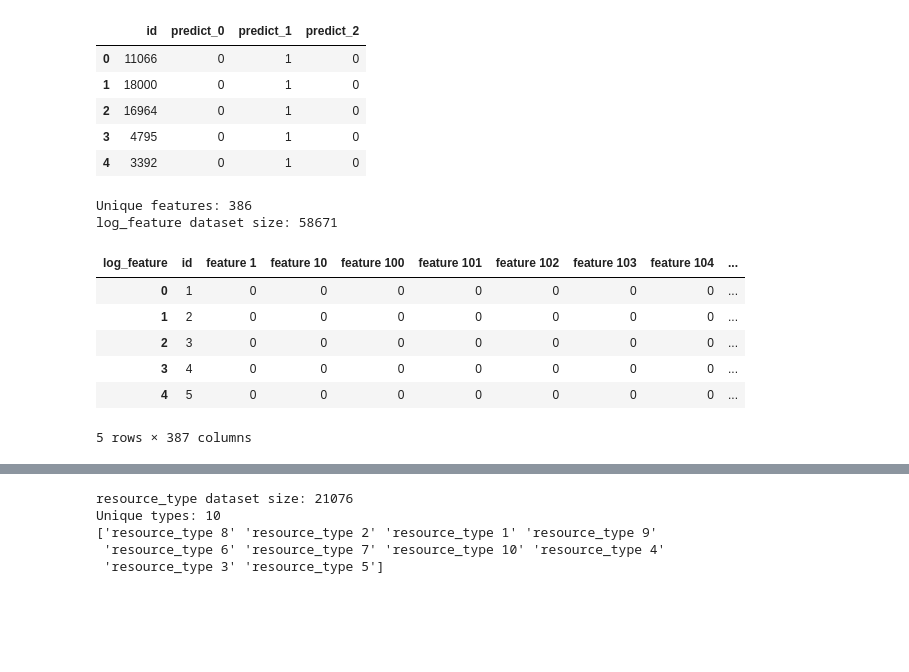
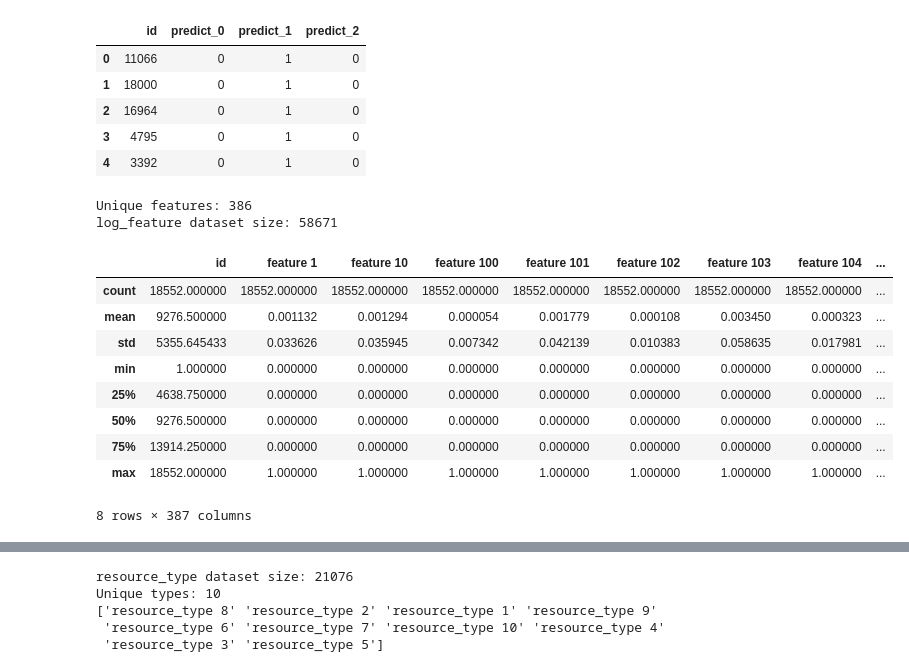
Before and after one commit to klangner/telstra, a Jupyter notebook: notebook/Exploratory Analysis.ipynb, the cells around one changed output, grey strips where cells are left out. Cells and saved outputs as stored; diff of their text form; code cells hidden in the pictures; blank space fills up the shorter version.

Commit message:
Log Features without volume + bayes model

```diff
--- a/notebook/Exploratory Analysis.ipynb
+++ b/notebook/Exploratory Analysis.ipynb
@@ -53,23 +56,27 @@ sample_submission.head()
 | 4 | 3392 | 0 | 1 | 0 |
 # %%
 log_feature = pd.read_csv('../data/log_feature.csv')
-log_feature['volume'] = log_feature['volume'] / log_feature['volume'].max()
+# log_feature['volume'] = log_feature['volume'] / log_feature['volume'].max()
+log_feature['volume'] = np.minimum(log_feature['volume'], 1)
 print('Unique features: %d' % len(log_feature['log_feature'].unique()))
 print('log_feature dataset size: %d' % len(log_feature))
 sparse_feature = log_feature.groupby(['id', 'log_feature']).max()
 sparse_feature = sparse_feature.unstack(1).fillna(0)
 sparse_feature = sparse_feature['volume'].reset_index()
-sparse_feature.head()
+sparse_feature.describe()
 # %% [output]
 Unique features: 386
 log_feature dataset size: 58671
-| log_feature | id | feature 1 | feature 10 | feature 100 | feature 101 | feature 102 | feature 103 | feature 104 | ... |
-| 0 | 1 | 0 | 0 | 0 | 0 | 0 | 0 | 0 | ... |
-| 1 | 2 | 0 | 0 | 0 | 0 | 0 | 0 | 0 | ... |
-| 2 | 3 | 0 | 0 | 0 | 0 | 0 | 0 | 0 | ... |
-| 3 | 4 | 0 | 0 | 0 | 0 | 0 | 0 | 0 | ... |
-| 4 | 5 | 0 | 0 | 0 | 0 | 0 | 0 | 0 | ... |
+|  | id | feature 1 | feature 10 | feature 100 | feature 101 | feature 102 | feature 103 | feature 104 | ... |
+| count | 18552.000000 | 18552.000000 | 18552.000000 | 18552.000000 | 18552.000000 | 18552.000000 | 18552.000000 | 18552.000000 | ... |
+| mean | 9276.500000 | 0.001132 | 0.001294 | 0.000054 | 0.001779 | 0.000108 | 0.003450 | 0.000323 | ... |
+| std | 5355.645433 | 0.033626 | 0.035945 | 0.007342 | 0.042139 | 0.010383 | 0.058635 | 0.017981 | ... |
+| min | 1.000000 | 0.000000 | 0.000000 | 0.000000 | 0.000000 | 0.000000 | 0.000000 | 0.000000 | ... |
+| 25% | 4638.750000 | 0.000000 | 0.000000 | 0.000000 | 0.000000 | 0.000000 | 0.000000 | 0.000000 | ... |
+| 50% | 9276.500000 | 0.000000 | 0.000000 | 0.000000 | 0.000000 | 0.000000 | 0.000000 | 0.000000 | ... |
+| 75% | 13914.250000 | 0.000000 | 0.000000 | 0.000000 | 0.000000 | 0.000000 | 0.000000 | 0.000000 | ... |
+| max | 18552.000000 | 1.000000 | 1.000000 | 1.000000 | 1.000000 | 1.000000 | 1.000000 | 1.000000 | ... |
-5 rows × 387 columns
+8 rows × 387 columns
 # %%
 event_type = pd.read_csv('../data/event_type.csv')
 print('Unique types: %d' % len(event_type['event_type'].unique()))
```
Also changed, not shown: parts of 5 cells of this notebook, 6 other files.
